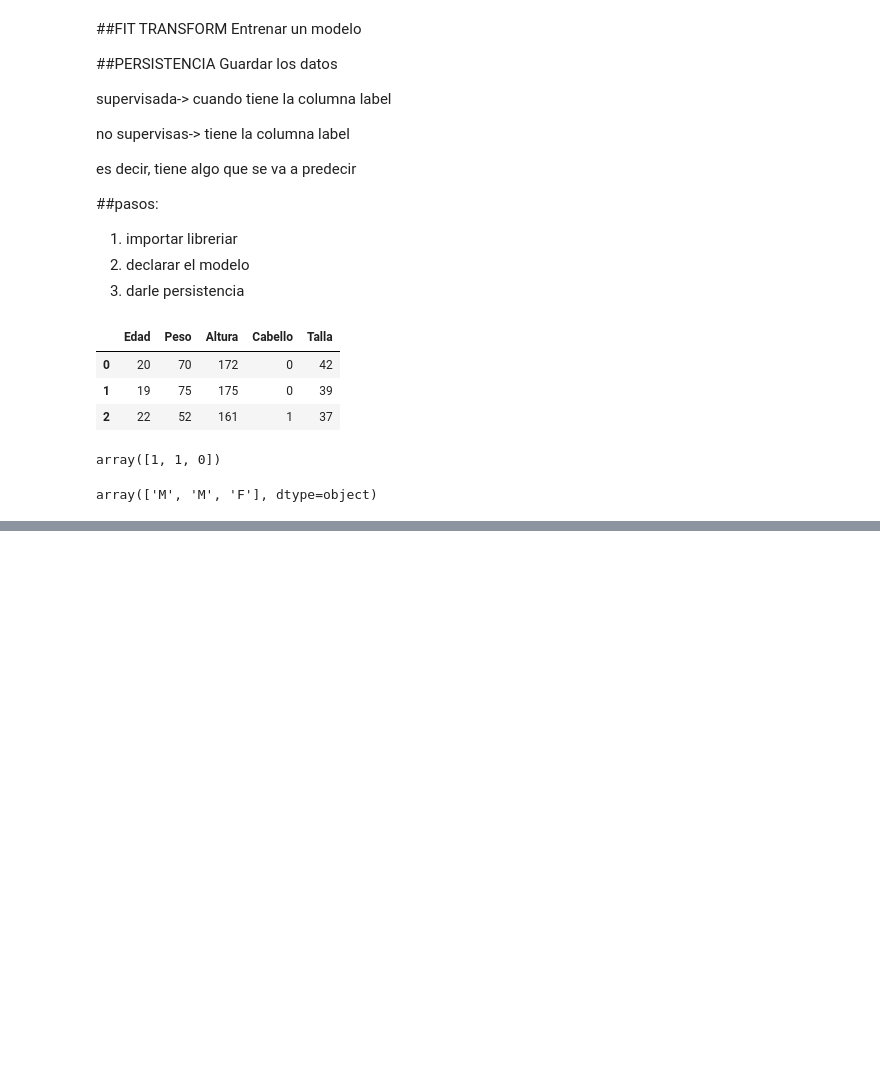
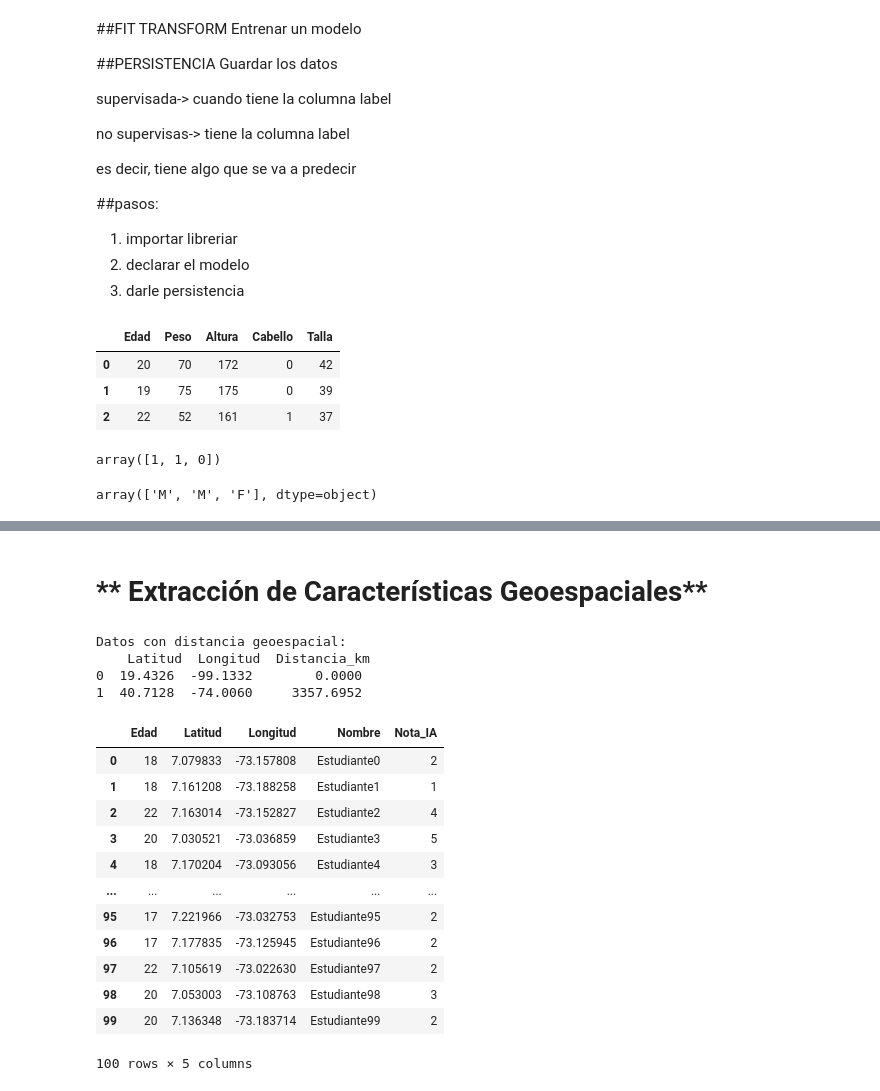
Before and after one commit to mbarragan744/clase-IA, a Jupyter notebook: EDA.ipynb, the cells around one changed output, grey strips where cells are left out. Cells and saved outputs as stored; diff of their text form; code cells hidden in the pictures; blank space fills up the shorter version.

```diff
--- a/EDA.ipynb
+++ b/EDA.ipynb
@@ -749,0 +856,67 @@ array(['M', 'M', 'F'], dtype=object)
+# %% [markdown]
+# ** Extracción de Características Geoespaciales**
+# %%
+from geopy.distance import geodesic
+
+
+# Coordenadas de dos ubicaciones
+data_geo = pd.DataFrame({
+    "Latitud": [19.4326, 40.7128],  # Ciudad de México, Nueva York
+    "Longitud": [-99.1332, -74.0060]
+})
+
+
+# Calcular distancias desde un punto de referencia
+referencia = (19.4326, -99.1332)  # Ciudad de México
+data_geo["Distancia_km"] = data_geo.apply(
+    lambda row: geodesic(referencia, (row["Latitud"], row["Longitud"])).kilometers, axis=1
+)
+print("\nDatos con distancia geoespacial:\n", data_geo)
+# %% [output]
+Datos con distancia geoespacial:
+    Latitud  Longitud  Distancia_km
+0  19.4326  -99.1332        0.0000
+1  40.7128  -74.0060     3357.6952
+# %%
+# prompt: crear un dataframe con datos sinteticos que tenga la edad que va de 17 a 22 años, la ubicacion  ( latitud y longitud) en la periferia de bucaramanga, el nombre del estudiante, la nota de inteligencia artificial 1 a 5. dame 100 datos
+
+import pandas as pd
+import numpy as np
+
+# Definir la ubicación central de Bucaramanga (aproximada)
+lat_bucaramanga = 7.1255
+lon_bucaramanga = -73.1195
+
+# Crear una lista para almacenar los datos
+data = []
+
+# Generar 100 registros sintéticos
+for _ in range(100):
+  edad = np.random.randint(17, 23)  # Edad entre 17 y 22
+  # Generar coordenadas aleatorias en la periferia de Bucaramanga
+  lat = lat_bucaramanga + np.random.uniform(-0.1, 0.1)
+  lon = lon_bucaramanga + np.random.uniform(-0.1, 0.1)
+  nombre = f"Estudiante{_}"  # Nombre del estudiante
+  nota_ia = np.random.randint(1, 6)  # Nota de IA entre 1 y 5
+
+  data.append([edad, lat, lon, nombre, nota_ia])
+
+# Crear el DataFrame
+columnas = ["Edad", "Latitud", "Longitud", "Nombre", "Nota_IA"]
+df = pd.DataFrame(data, columns=columnas)
+
+df
+# %% [output]
+|  | Edad | Latitud | Longitud | Nombre | Nota_IA |
+| 0 | 18 | 7.079833 | -73.157808 | Estudiante0 | 2 |
+| 1 | 18 | 7.161208 | -73.188258 | Estudiante1 | 1 |
+| 2 | 22 | 7.163014 | -73.152827 | Estudiante2 | 4 |
+| 3 | 20 | 7.030521 | -73.036859 | Estudiante3 | 5 |
+| 4 | 18 | 7.170204 | -73.093056 | Estudiante4 | 3 |
+| ... | ... | ... | ... | ... | ... |
+| 95 | 17 | 7.221966 | -73.032753 | Estudiante95 | 2 |
+| 96 | 17 | 7.177835 | -73.125945 | Estudiante96 | 2 |
+| 97 | 22 | 7.105619 | -73.022630 | Estudiante97 | 2 |
+| 98 | 20 | 7.053003 | -73.108763 | Estudiante98 | 3 |
+| 99 | 20 | 7.136348 | -73.183714 | Estudiante99 | 2 |
+100 rows × 5 columns
```
Also changed, not shown: parts of 9 cells of this notebook.
